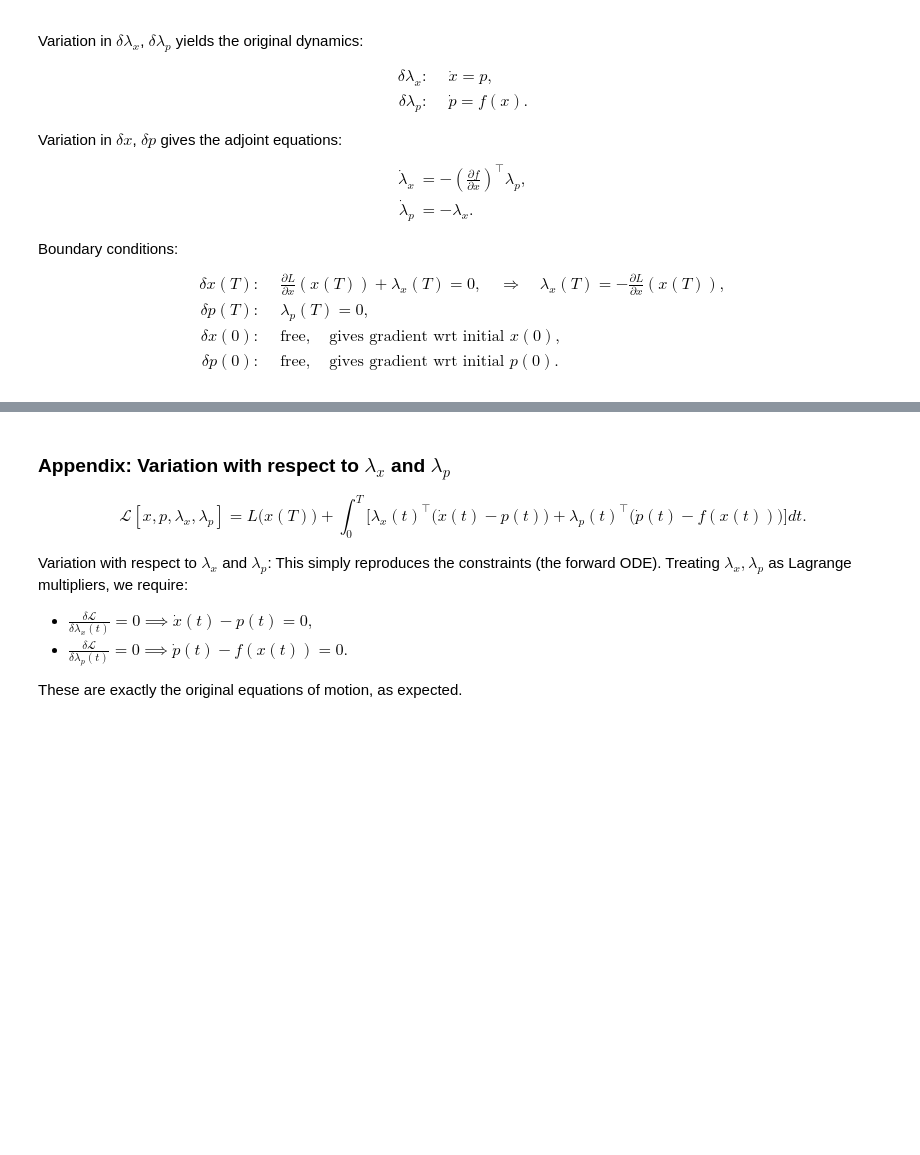
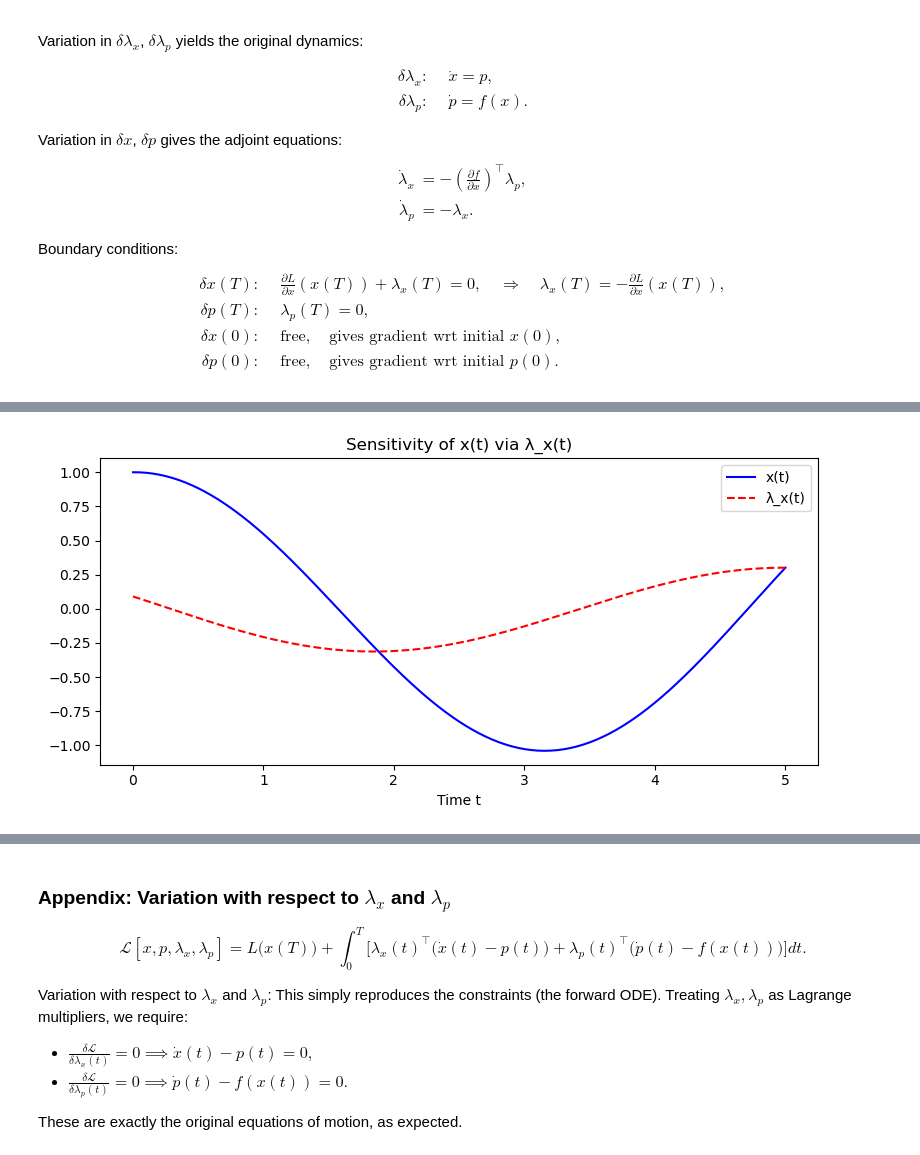
Before and after one commit to AZhou00/adjoint-demo, a Jupyter notebook: notebook/basics.ipynb, the cells around one changed output, grey strips where cells are left out. Cells and saved outputs as stored; diff of their text form; code cells hidden in the pictures; blank space fills up the shorter version.

```diff
--- a/notebook/basics.ipynb
+++ b/notebook/basics.ipynb
@@ -136,0 +255,12 @@ with terminal conditions:
+# %%
+ts, xs, ps, λxs, λps = simulate(x0=1.0)
+fig, ax = plt.subplots(figsize=(8, 4))
+ax.plot(ts, xs, label='x(t)', color='blue')
+ax.plot(ts, λxs, label='λ_x(t)', color='red', linestyle='--')
+ax.set_title('Sensitivity of x(t) via λ_x(t)')
+ax.set_xlabel('Time t')
+ax.legend()
+plt.tight_layout()
+plt.show()
+# %% [output]
+[figure, added]
```
Also changed, not shown: parts of 13 cells of this notebook.
